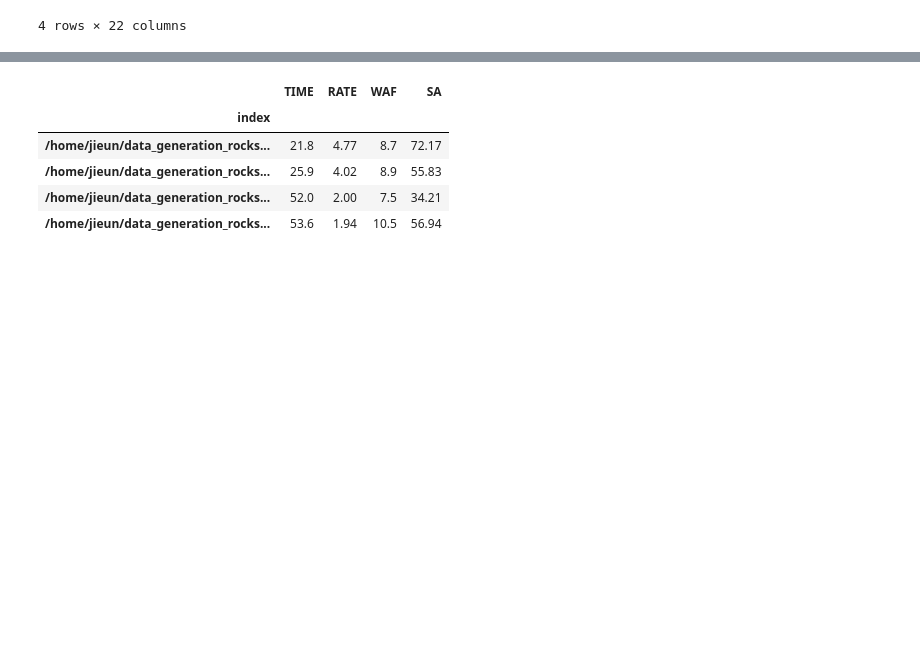
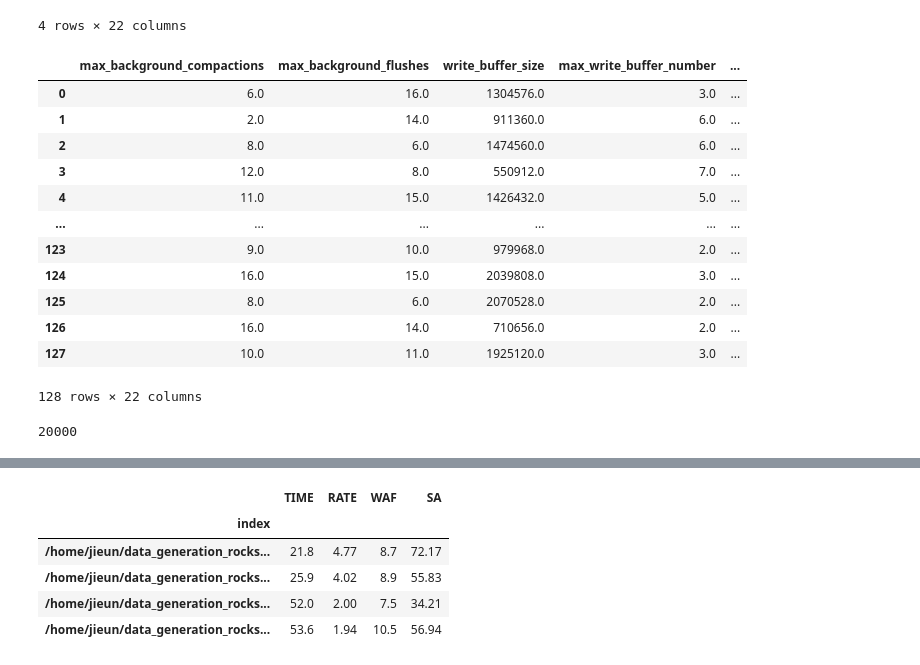
Before and after one commit to addb-swstarlab/K2vTune, a Jupyter notebook: test_notebook/Predict-ExternalMetric.ipynb, the cells around one changed output, grey strips where cells are left out. Saved outputs shown, nothing was run; the diff lists cells and outputs as text; code cells hidden in the pictures; blank space fills up the shorter version.

```diff
--- a/test_notebook/Predict-ExternalMetric.ipynb
+++ b/test_notebook/Predict-ExternalMetric.ipynb
@@ -23,3 +23,23 @@ knobs.head(4)
 | 2 | 8.0 | 6.0 | 1474560.0 | 6.0 | ... |
 | 3 | 12.0 | 8.0 | 550912.0 | 7.0 | ... |
 4 rows × 22 columns
+# %%
+knobs[:128]
+# %% [output]
+|  | max_background_compactions | max_background_flushes | write_buffer_size | max_write_buffer_number | ... |
+| 0 | 6.0 | 16.0 | 1304576.0 | 3.0 | ... |
+| 1 | 2.0 | 14.0 | 911360.0 | 6.0 | ... |
+| 2 | 8.0 | 6.0 | 1474560.0 | 6.0 | ... |
+| 3 | 12.0 | 8.0 | 550912.0 | 7.0 | ... |
+| 4 | 11.0 | 15.0 | 1426432.0 | 5.0 | ... |
+| ... | ... | ... | ... | ... | ... |
+| 123 | 9.0 | 10.0 | 979968.0 | 2.0 | ... |
+| 124 | 16.0 | 15.0 | 2039808.0 | 3.0 | ... |
+| 125 | 8.0 | 6.0 | 2070528.0 | 2.0 | ... |
+| 126 | 16.0 | 14.0 | 710656.0 | 2.0 | ... |
+| 127 | 10.0 | 11.0 | 1925120.0 | 3.0 | ... |
+128 rows × 22 columns
+# %%
+len(knobs)
+# %% [output]
+20000
```
Also changed, not shown: parts of 19 cells of this notebook, 6 other files.
